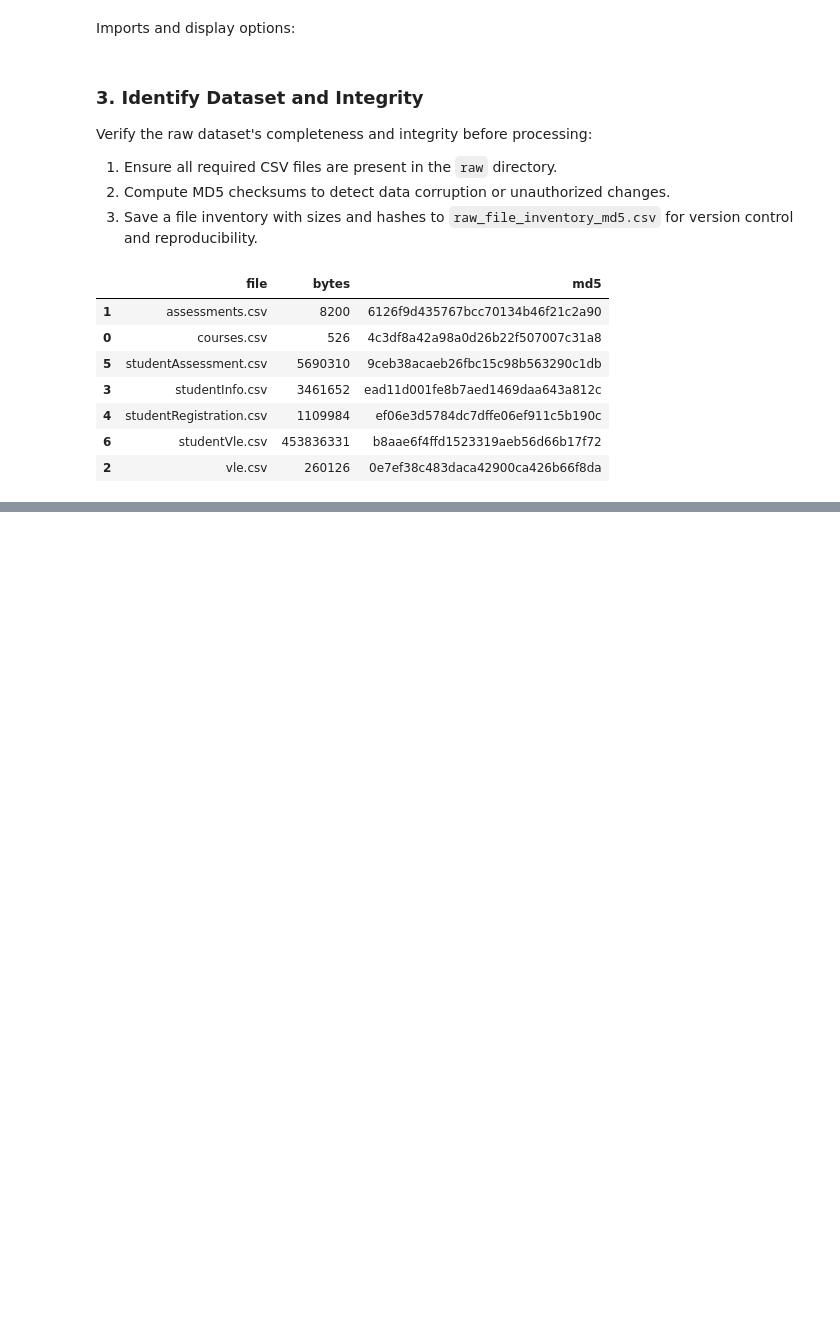
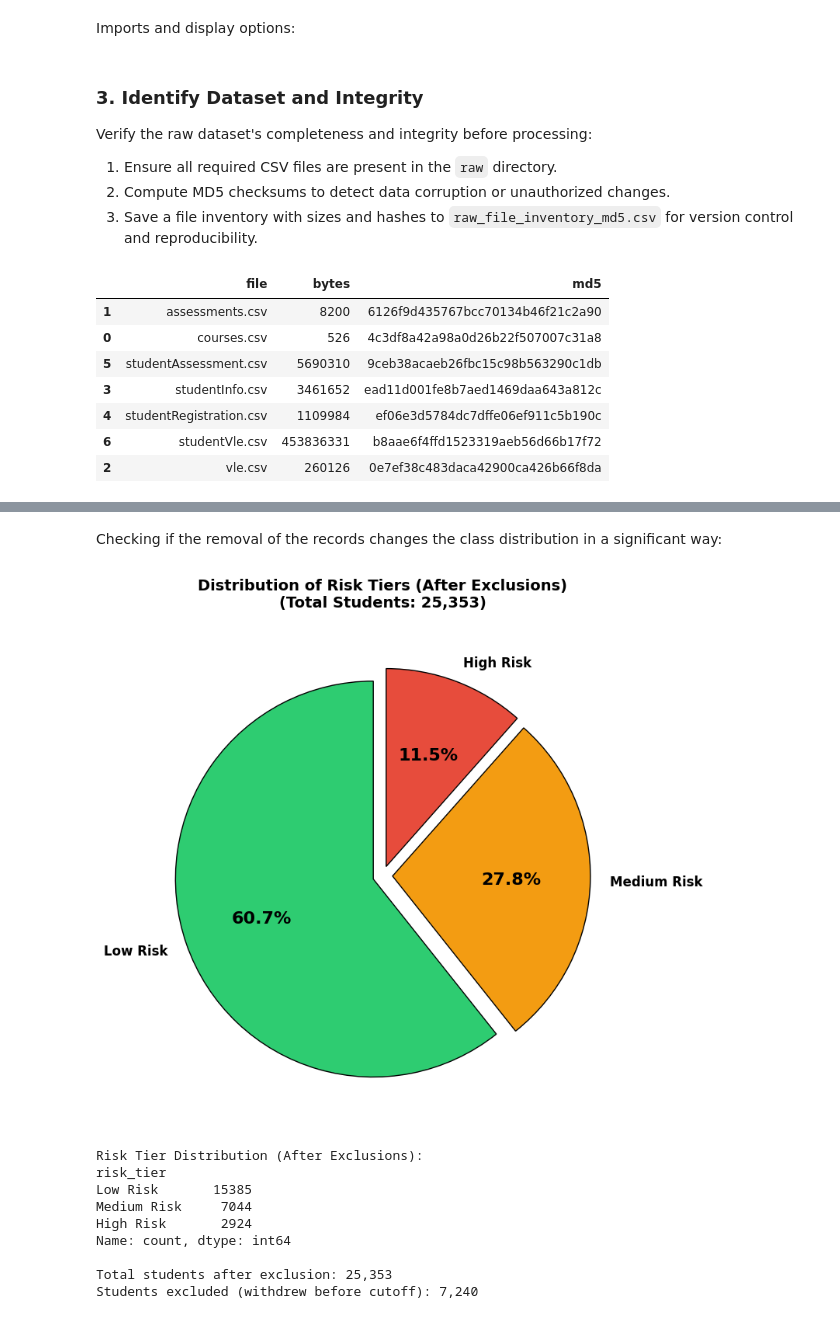
Before and after one commit to dataweby/ToU-Classification, a Jupyter notebook: notebooks/01_dataset_preprocessing.ipynb, the cells around one changed output, grey strips where cells are left out. Cells and saved outputs as stored; diff of their text form; code cells hidden in the pictures; blank space fills up the shorter version.

Commit message:
Added classes and initial checks.

```diff
--- a/notebooks/01_dataset_preprocessing.ipynb
+++ b/notebooks/01_dataset_preprocessing.ipynb
@@ -143,0 +441,18 @@ inv_df
+# %%
+base = labeled.merge(
+    studentReg,
+    on=["code_module", "code_presentation", "id_student"],
+    how="left",
+    validate="1:1"
+)
+
+for c in ["date_registration", "date_unregistration"]:
+    if c in base.columns:
+        base[c] = pd.to_numeric(base[c], errors="coerce")
+
+pre_cutoff_withdraw = base["date_unregistration"].notna() & (base["date_unregistration"] <= CUTOFF_DAY)
+print("Rows unregistered by prediction time:", int(pre_cutoff_withdraw.sum()))
+
+base = base.loc[~pre_cutoff_withdraw].copy()
+print("Base after exclusion:", base.shape)
+base.head()
@@ -143,0 +468,54 @@ inv_df
+# %% [markdown]
+Checking if the removal of the records changes the class distribution in a significant way:
+# %%
+# Create a pie chart for risk_tier distribution in base
+risk_counts_base = base["risk_tier"].value_counts()
+
+fig, ax = plt.subplots(figsize=(8, 8))
+colors = ['#2ecc71', '#f39c12', '#e74c3c']  # Green for Low, Orange for Medium, Red for High
+explode = (0.05, 0.05, 0.05)  # Slightly separate all slices
+
+wedges, texts, autotexts = ax.pie(
+    risk_counts_base.values,
+    labels=risk_counts_base.index,
+    autopct='%1.1f%%',
+    startangle=90,
+    colors=colors,
+    explode=explode,
+    shadow=False,
+    wedgeprops={'edgecolor': 'black', 'linewidth': 1}
+)
+
+# Enhance text formatting
+for text in texts:
+    text.set_fontsize(12)
+    text.set_weight('bold')
+
+for autotext in autotexts:
+    autotext.set_color('black')
+    autotext.set_fontsize(16)
+    autotext.set_weight('bold')
+
+# Add title with total count
+ax.set_title(f'Distribution of Risk Tiers (After Exclusions)\n(Total Students: {base.shape[0]:,})',
+             fontsize=14, weight='bold', pad=20)
+
+plt.tight_layout()
+plt.savefig(FIG_DIR / "visual_4_risk_tier_distribution_after_exclusion.png", dpi=200, bbox_inches='tight')
+plt.show()
+
+print("\nRisk Tier Distribution (After Exclusions):")
+print(risk_counts_base)
+print(f"\nTotal students after exclusion: {base.shape[0]:,}")
+print(f"Students excluded (withdrew before cutoff): {labeled.shape[0] - base.shape[0]:,}")
+# %% [output]
+[figure, added]
+Risk Tier Distribution (After Exclusions):
+risk_tier
+Low Risk       15385
+Medium Risk     7044
+High Risk       2924
+Name: count, dtype: int64
+
+Total students after exclusion: 25,353
+Students excluded (withdrew before cutoff): 7,240
```
Also changed, not shown: parts of 23 cells of this notebook, 7 other files.
